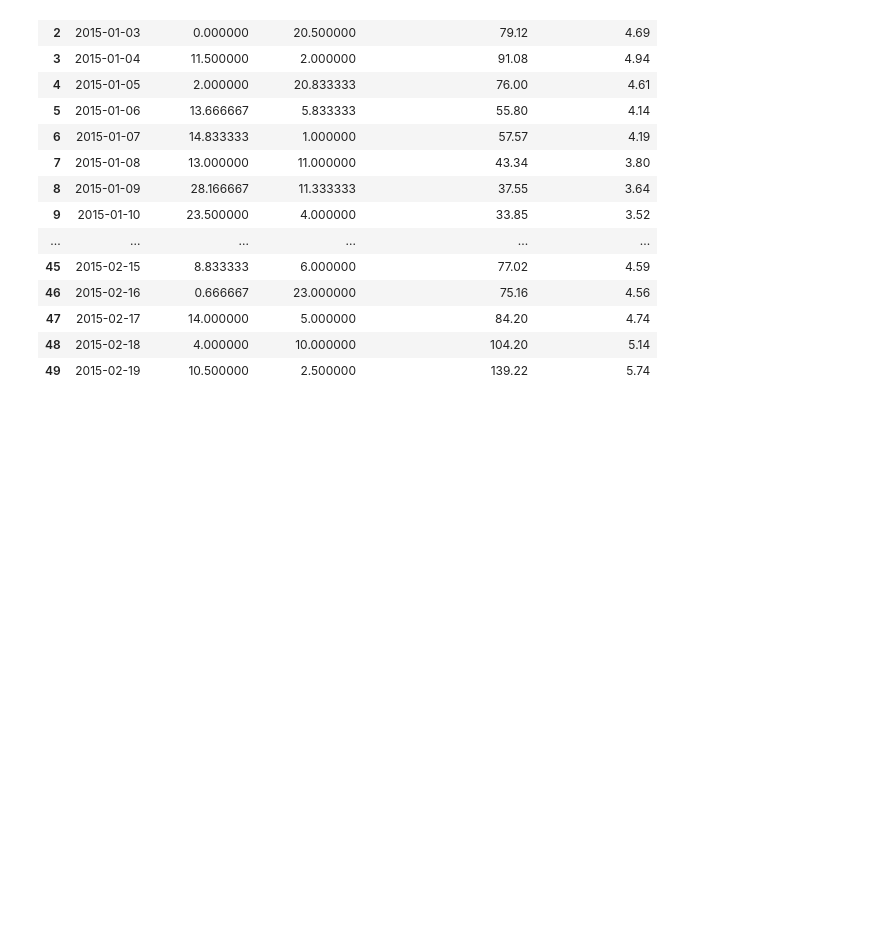
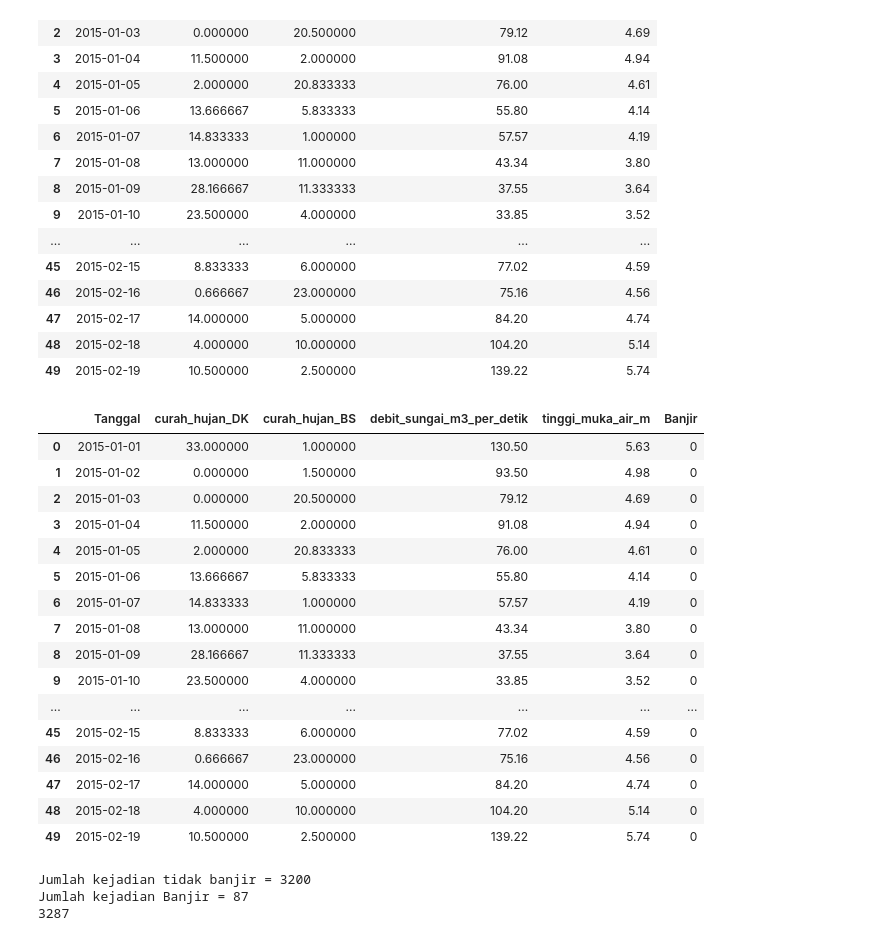
Before and after one commit to mahakiim/miss_val_analysis, a Jupyter notebook: knn_imput.ipynb, the cells around one changed output. Saved outputs shown, nothing was run; the diff lists cells and outputs as text; code cells hidden in the pictures; blank space fills up the shorter version.

Commit message:
adding banjir column

```diff
--- a/knn_imput.ipynb
+++ b/knn_imput.ipynb
@@ -87,3 +87,42 @@ df.head(50)
 | 47 | 2015-02-17 | 14.000000 | 5.000000 | 84.20 | 4.74 |
 | 48 | 2015-02-18 | 4.000000 | 10.000000 | 104.20 | 5.14 |
 | 49 | 2015-02-19 | 10.500000 | 2.500000 | 139.22 | 5.74 |
+# %%
+df["Banjir"] = df.apply(
+    lambda row: 1 if (row["tinggi_muka_air_m"] > 4.9 and
+                      row["curah_hujan_DK"] > 10 and
+                      row["curah_hujan_BS"] > 10 and
+                      row["debit_sungai_m3_per_detik"] > 100) else 0, axis=1)
+
+df.head(50)
+# %% [output]
+|  | Tanggal | curah_hujan_DK | curah_hujan_BS | debit_sungai_m3_per_detik | tinggi_muka_air_m | Banjir |
+| 0 | 2015-01-01 | 33.000000 | 1.000000 | 130.50 | 5.63 | 0 |
+| 1 | 2015-01-02 | 0.000000 | 1.500000 | 93.50 | 4.98 | 0 |
+| 2 | 2015-01-03 | 0.000000 | 20.500000 | 79.12 | 4.69 | 0 |
+| 3 | 2015-01-04 | 11.500000 | 2.000000 | 91.08 | 4.94 | 0 |
+| 4 | 2015-01-05 | 2.000000 | 20.833333 | 76.00 | 4.61 | 0 |
+| 5 | 2015-01-06 | 13.666667 | 5.833333 | 55.80 | 4.14 | 0 |
+| 6 | 2015-01-07 | 14.833333 | 1.000000 | 57.57 | 4.19 | 0 |
+| 7 | 2015-01-08 | 13.000000 | 11.000000 | 43.34 | 3.80 | 0 |
+| 8 | 2015-01-09 | 28.166667 | 11.333333 | 37.55 | 3.64 | 0 |
+| 9 | 2015-01-10 | 23.500000 | 4.000000 | 33.85 | 3.52 | 0 |
+| ... | ... | ... | ... | ... | ... | ... |
+| 45 | 2015-02-15 | 8.833333 | 6.000000 | 77.02 | 4.59 | 0 |
+| 46 | 2015-02-16 | 0.666667 | 23.000000 | 75.16 | 4.56 | 0 |
+| 47 | 2015-02-17 | 14.000000 | 5.000000 | 84.20 | 4.74 | 0 |
+| 48 | 2015-02-18 | 4.000000 | 10.000000 | 104.20 | 5.14 | 0 |
+| 49 | 2015-02-19 | 10.500000 | 2.500000 | 139.22 | 5.74 | 0 |
+# %%
+tidak_banjir = (df["Banjir"] == 0).sum()
+print(f"Jumlah kejadian tidak banjir = {tidak_banjir}")
+
+banjir = (df["Banjir"] == 1).sum()
+print(f"Jumlah kejadian Banjir = {banjir}")
+
+hujan = len(df)
+print(hujan)
+# %% [output]
+Jumlah kejadian tidak banjir = 3200
+Jumlah kejadian Banjir = 87
+3287
```
